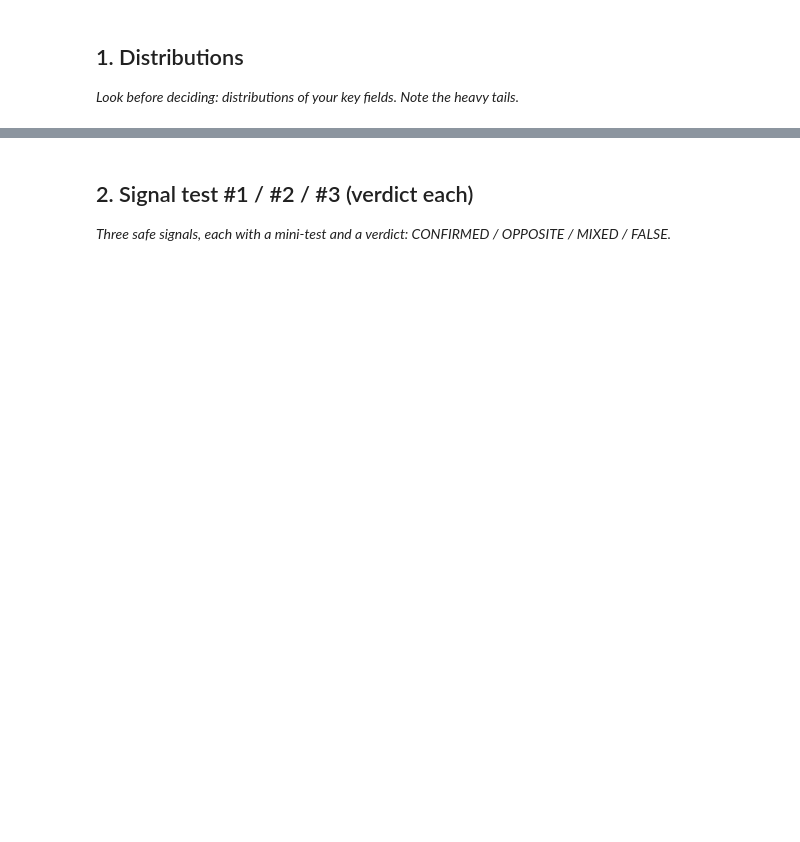
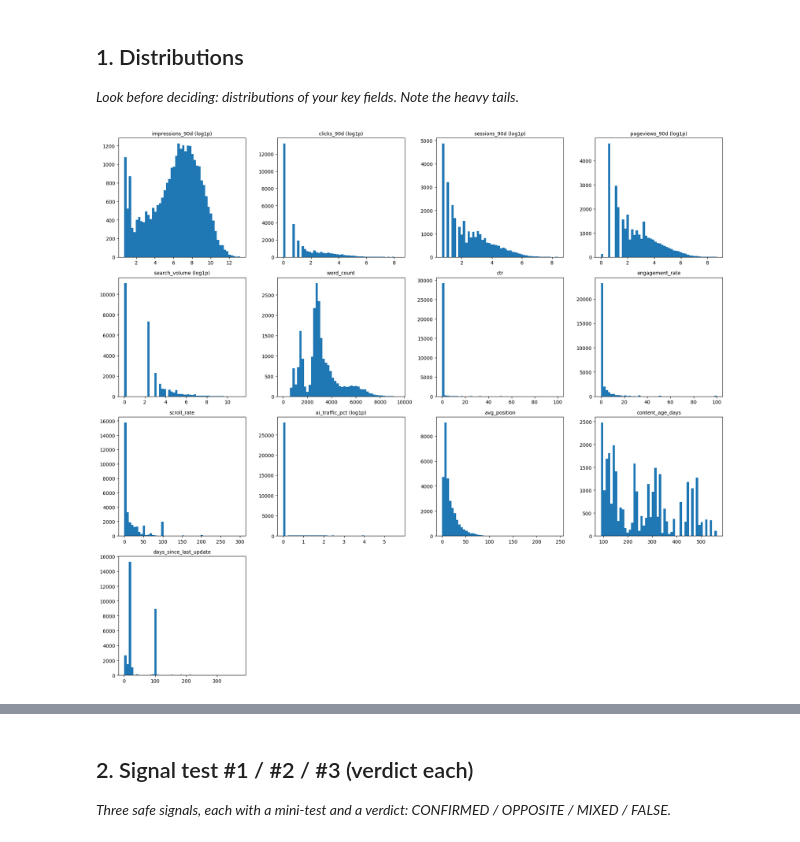
Before and after one commit to Hadeed07/FlyRank-ML, a Jupyter notebook: work/notebooks/w04_signal_audit.ipynb, the cells around one changed output, grey strips where cells are left out. Saved outputs shown, nothing was run; the diff lists cells and outputs as text; code cells hidden in the pictures; blank space fills up the shorter version.

```diff
--- a/work/notebooks/w04_signal_audit.ipynb
+++ b/work/notebooks/w04_signal_audit.ipynb
@@ -15,0 +20,34 @@ This skeleton is yours to fill. Work the sections **in order** — each one has
+# %%
+df = pd.read_csv('/content/FlyRank-ML/data/raw/content_refresh_anonymized.csv')
+# %%
+import matplotlib.pyplot as plt
+import numpy as np
+
+cols = ['impressions_90d', 'clicks_90d', 'sessions_90d', 'pageviews_90d',
+        'search_volume', 'word_count', 'ctr', 'engagement_rate',
+        'scroll_rate', 'ai_traffic_pct', 'avg_position',
+        'content_age_days', 'days_since_last_update']
+
+heavy_tailed = ['impressions_90d', 'clicks_90d', 'sessions_90d', 'pageviews_90d',
+                 'search_volume', 'ai_traffic_pct']
+
+fig, axes = plt.subplots(4, 4, figsize=(18, 16))
+axes = axes.flatten()
+
+for i, col in enumerate(cols):
+    ax = axes[i]
+    data = df[col].dropna()
+    if col in heavy_tailed:
+        ax.hist(np.log1p(data), bins=50)
+        ax.set_title(f'{col} (log1p)', fontsize=10)
+    else:
+        ax.hist(data, bins=50)
+        ax.set_title(col, fontsize=10)
+
+for j in range(len(cols), len(axes)):
+    fig.delaxes(axes[j])
+
+plt.tight_layout()
+plt.show()
+# %% [output]
+[figure, added]
```
Also changed, not shown: parts of 19 cells of this notebook.
